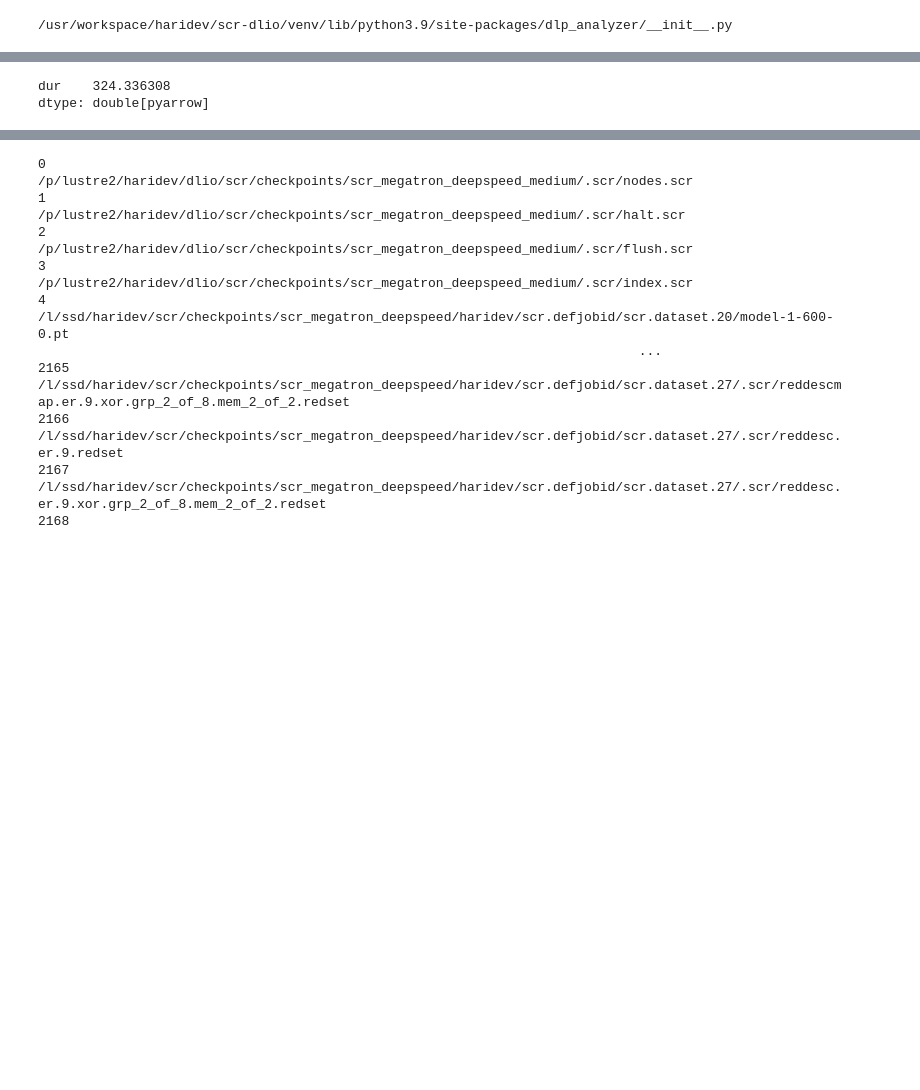
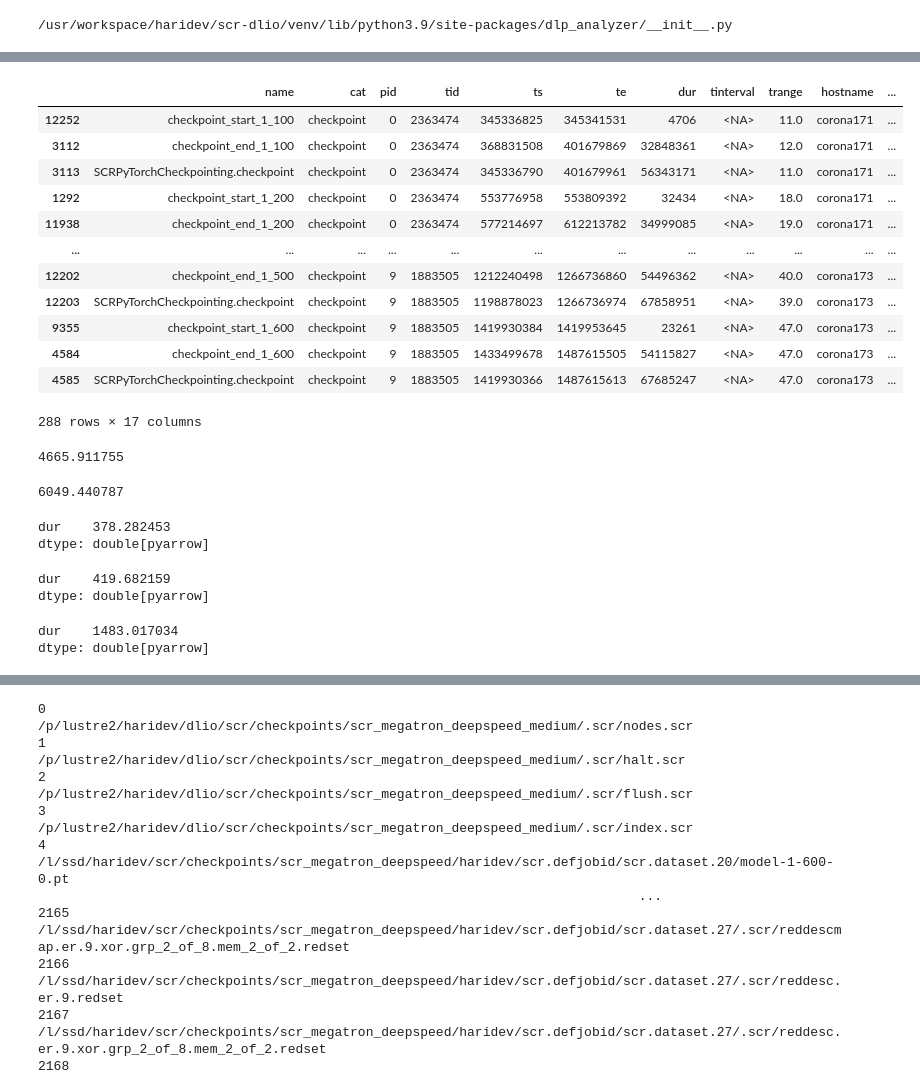
Before and after one commit to hariharan-devarajan/scr-dlio, a Jupyter notebook: examples/scr.ipynb, the cells around one changed output, grey strips where cells are left out. Saved outputs shown, nothing was run; the diff lists cells and outputs as text; code cells hidden in the pictures; blank space fills up the shorter version.

```diff
--- a/examples/scr.ipynb
+++ b/examples/scr.ipynb
@@ -52,6 +54,7 @@ if app_name == "dlio":
     condition_fn = get_conditions
 elif app_name == "dlio_scr":
     filename = "/g/g92/haridev/projects/scr-dlio/logs/n2_p8_scr/trace*.pfw.gz"
+    filename = "/g/g92/haridev/projects/scr-dlio/logs/n2_p8_scr_finer/trace*.pfw.gz"
     condition_fn = get_conditions
 # %%
 conf = update_dlp_configuration(dask_scheduler=dask_scheduler, verbose=True, workers=64,
@@ -96,9 +99,50 @@ items
 ╰─────────────────────────────────────────────────────────────────────────────────────────────────────────────────╯
+# %%
+checkpoint_events = analyzer.events.query("name.str.contains('checkpoint')").compute()
+checkpoint_events
+# %% [output]
+|  | name | cat | pid | tid | ts | te | dur | tinterval | trange | hostname | ... |
+| 12252 | checkpoint_start_1_100 | checkpoint | 0 | 2363474 | 345336825 | 345341531 | 4706 | <NA> | 11.0 | corona171 | ... |
+| 3112 | checkpoint_end_1_100 | checkpoint | 0 | 2363474 | 368831508 | 401679869 | 32848361 | <NA> | 12.0 | corona171 | ... |
+| 3113 | SCRPyTorchCheckpointing.checkpoint | checkpoint | 0 | 2363474 | 345336790 | 401679961 | 56343171 | <NA> | 11.0 | corona171 | ... |
+| 1292 | checkpoint_start_1_200 | checkpoint | 0 | 2363474 | 553776958 | 553809392 | 32434 | <NA> | 18.0 | corona171 | ... |
+| 11938 | checkpoint_end_1_200 | checkpoint | 0 | 2363474 | 577214697 | 612213782 | 34999085 | <NA> | 19.0 | corona171 | ... |
+| ... | ... | ... | ... | ... | ... | ... | ... | ... | ... | ... | ... |
+| 12202 | checkpoint_end_1_500 | checkpoint | 9 | 1883505 | 1212240498 | 1266736860 | 54496362 | <NA> | 40.0 | corona173 | ... |
+| 12203 | SCRPyTorchCheckpointing.checkpoint | checkpoint | 9 | 1883505 | 1198878023 | 1266736974 | 67858951 | <NA> | 39.0 | corona173 | ... |
+| 9355 | checkpoint_start_1_600 | checkpoint | 9 | 1883505 | 1419930384 | 1419953645 | 23261 | <NA> | 47.0 | corona173 | ... |
+| 4584 | checkpoint_end_1_600 | checkpoint | 9 | 1883505 | 1433499678 | 1487615505 | 54115827 | <NA> | 47.0 | corona173 | ... |
+| 4585 | SCRPyTorchCheckpointing.checkpoint | checkpoint | 9 | 1883505 | 1419930366 | 1487615613 | 67685247 | <NA> | 47.0 | corona173 | ... |
+288 rows × 17 columns
+# %%
+checkpoint_events.query("name.str.contains('checkpoint_end')")["dur"].sum() / 1e6
+# %% [output]
+4665.911755
+# %%
+checkpoint_events.query("name.str.contains('SCRPyTorchCheckpointing.checkpoint')")["dur"].sum() / 1e6
+# %% [output]
+6049.440787
 # %%
 app_time = analyzer.events.query("name == 'SCRPyTorchCheckpointing.checkpoint'").compute()
-app_time_files = app_time.groupby(["trange","pid","tid"]).agg({"dur":sum}).\
+app_time_files = app_time.groupby(["trange","pid"]).agg({"dur":sum}).\
                   groupby(["trange"]).agg({"dur":max}).sum()
 app_time_files / 1e6
 # %% [output]
-dur    324.336308
+dur    378.282453
 dtype: double[pyarrow]
+# %%
+posix_ssd_time = analyzer.events.query("cat == 'POSIX' and filename.str.contains('ssd')").compute()
+posix_ssd_time_files = posix_ssd_time.groupby(["trange","pid","tid"]).agg({"dur":sum}).\
+                  groupby(["trange"]).agg({"dur":max}).sum()
+posix_ssd_time_files / 1e6
+# %% [output]
+dur    419.682159
+dtype: double[pyarrow]
+# %%
+posix_lustre_time = analyzer.events.query("cat == 'POSIX' and filename.str.contains('/p/lustre2/haridev/dlio/scr/checkpoints')").compute()
+posix_lustre_time_files = posix_lustre_time.groupby(["trange","pid"]).agg({"dur":sum}).\
+                  groupby(["trange"]).agg({"dur":max}).sum()
+posix_lustre_time_files / 1e6
+# %% [output]
+dur    1483.017034
+dtype: double[pyarrow]
```
Also changed, not shown: parts of 14 cells of this notebook, 6 other files.
